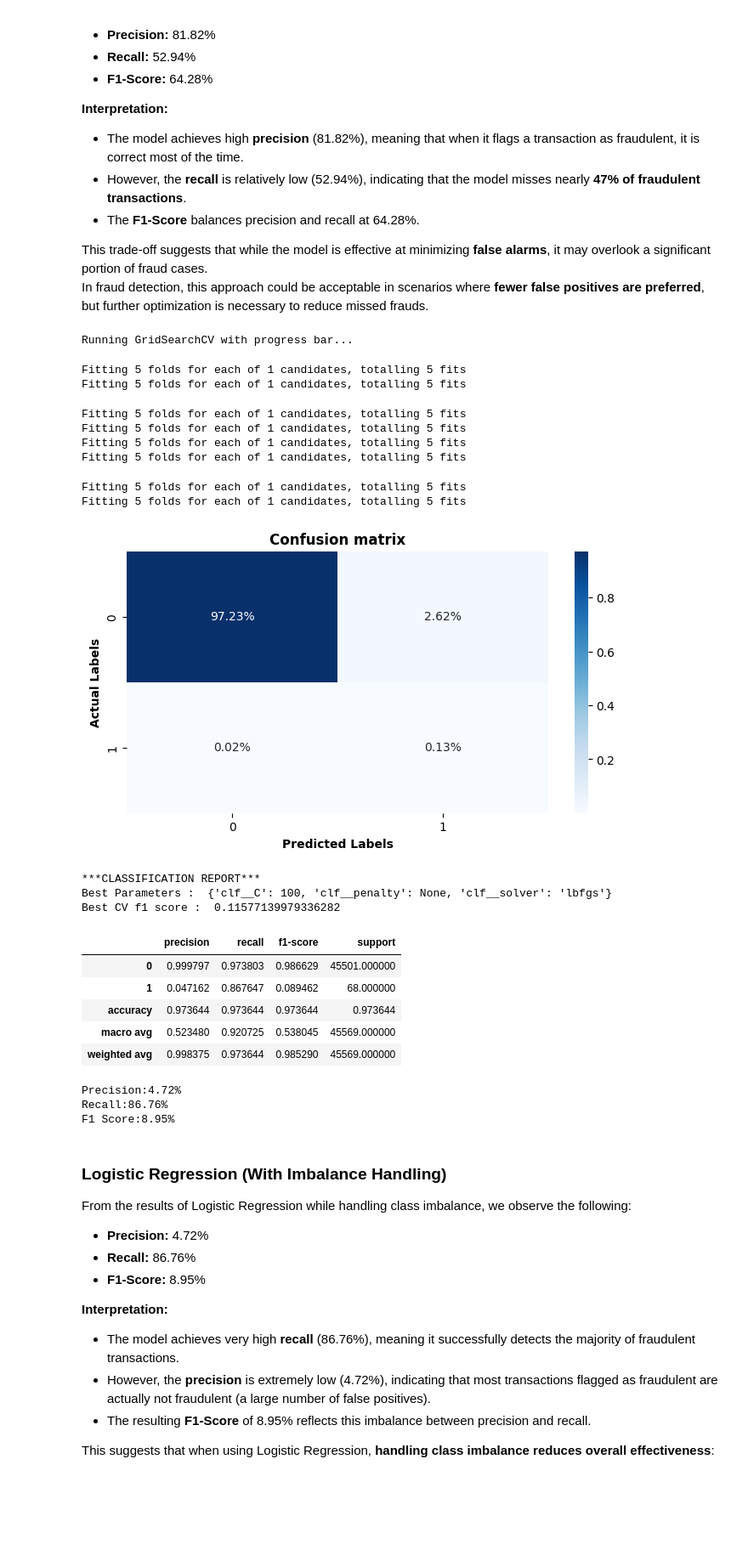
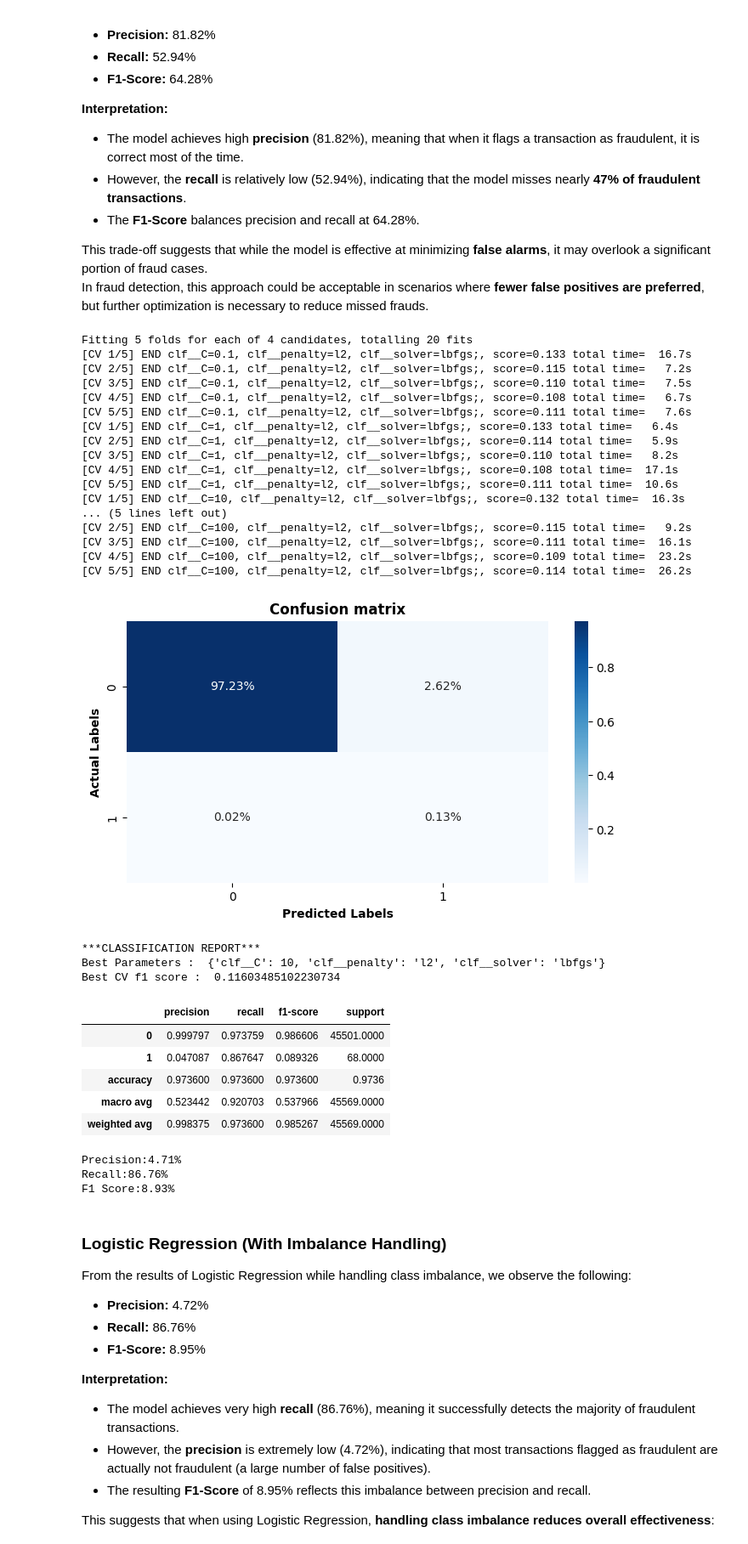
Before and after one commit to George-Njuguna/End-to-End-Real-Time-Anomaly-Detection-Pipeline, a Jupyter notebook: modelling.ipynb, the cells around one changed output. Shown: that part at 85% size. Saved outputs shown, nothing was run; the diff lists cells and outputs as text; code cells hidden in the pictures; blank space fills up the shorter version.

```diff
--- a/modelling.ipynb
+++ b/modelling.ipynb
@@ -94,8 +94,8 @@ pipe = sklpipeline([
 ])
 
 param_grid = [
-    {'clf__penalty':[ 'l2', None],
-    'clf__C' : [0.1,1,10],
+    {'clf__penalty':[ 'l2'],
+    'clf__C' : [0.1,1,10,100],
     'clf__solver': ['lbfgs']
 }
 ]
@@ -109,17 +109,13 @@ grid = GridSearchCV(
     scoring = 'f1',
     cv = skf,
     n_jobs = 1,
-    verbose = 1
+    verbose = 3
 
 )
 
 param_list = list(ParameterGrid(param_grid))
 
-print("Running GridSearchCV with progress bar...")
-for params in tqdm(param_list, desc="GridSearch Progress"):
-    # Wrap single param values in lists
-    grid.set_params(param_grid={k: [v] for k, v in params.items()})
-    grid.fit(X_train, y_train)
+grid.fit(X_train, y_train)
 
 
  # Evaluation
@@ -210,7 +216,7 @@ smote_pipe = smtpipeline([
 ])
 
 param_grid = [
-    {'clf__penalty':[ 'l2', None],
+    {'clf__penalty':['l2'],
     'clf__C' : [0.1,1,10,100],
     'clf__solver': ['lbfgs']
 }
@@ -225,17 +231,13 @@ grid = GridSearchCV(
     scoring = 'f1',
     cv = skf,
     n_jobs = 1,
-    verbose = 1
+    verbose = 3
 
 )
 
 param_list = list(ParameterGrid(param_grid))
 
-print("Running GridSearchCV with progress bar...")
-for params in tqdm(param_list, desc="GridSearch Progress"):
-    # Wrap single param values in lists
-    grid.set_params(param_grid={k: [v] for k, v in params.items()})
-    grid.fit(X_train, y_train)
+grid.fit(X_train, y_train)
 
  # Evaluation
 best_model1= grid.best_estimator_
@@ -243,55 +245,63 @@ y_pred1 = best_model1.predict(X_test)
 y_pred1_prob = best_model1.predict_proba(X_test)[:,1]
 precision = precision_score(y_test, y_pred1)
 recall = recall_score(y_test, y_pred1)
 f1 = f1_score(y_test, y_pred1)
 
 # Confusion Matrix
 cm = confusion_matrix(y_test, y_pred1)
 report = classification_report(y_test, y_pred1, output_dict=True)
 report_df = pd.DataFrame(report).transpose()
 
 # Heatmap for Confusion Matrix
 plt.figure( figsize = ( 8 , 4 ) )
 
 sns.heatmap( cm / np.sum( cm ) , annot=True,
             fmt='.2%', cmap='Blues')
 
 plt.title('Confusion matrix', fontweight='bold')
 plt.xlabel('Predicted Labels', fontweight='bold')
 plt.ylabel('Actual Labels', fontweight='bold')
 
 plt.show()
 
 print('***CLASSIFICATION REPORT***')
 print('Best Parameters : ', grid.best_params_)
 print('Best CV f1 score : ', grid.best_score_)
 display(report_df)
 print("Precision:{:.2f}%".format(precision * 100))
 print("Recall:{:.2f}%".format(recall* 100))
 print("F1 Score:{:.2f}%".format(f1* 100))
 # %% [output]
-Running GridSearchCV with progress bar...
+Fitting 5 folds for each of 4 candidates, totalling 20 fits
+[CV 1/5] END clf__C=0.1, clf__penalty=l2, clf__solver=lbfgs;, score=0.133 total time=  16.7s
+[CV 2/5] END clf__C=0.1, clf__penalty=l2, clf__solver=lbfgs;, score=0.115 total time=   7.2s
+[CV 3/5] END clf__C=0.1, clf__penalty=l2, clf__solver=lbfgs;, score=0.110 total time=   7.5s
+[CV 4/5] END clf__C=0.1, clf__penalty=l2, clf__solver=lbfgs;, score=0.108 total time=   6.7s
+[CV 5/5] END clf__C=0.1, clf__penalty=l2, clf__solver=lbfgs;, score=0.111 total time=   7.6s
+[CV 1/5] END clf__C=1, clf__penalty=l2, clf__solver=lbfgs;, score=0.133 total time=   6.4s
+[CV 2/5] END clf__C=1, clf__penalty=l2, clf__solver=lbfgs;, score=0.114 total time=   5.9s
+[CV 3/5] END clf__C=1, clf__penalty=l2, clf__solver=lbfgs;, score=0.110 total time=   8.2s
+[CV 4/5] END clf__C=1, clf__penalty=l2, clf__solver=lbfgs;, score=0.108 total time=  17.1s
+[CV 5/5] END clf__C=1, clf__penalty=l2, clf__solver=lbfgs;, score=0.111 total time=  10.6s
+[CV 1/5] END clf__C=10, clf__penalty=l2, clf__solver=lbfgs;, score=0.132 total time=  16.3s
+... (5 lines left out)
+[CV 2/5] END clf__C=100, clf__penalty=l2, clf__solver=lbfgs;, score=0.115 total time=   9.2s
+[CV 3/5] END clf__C=100, clf__penalty=l2, clf__solver=lbfgs;, score=0.111 total time=  16.1s
+[CV 4/5] END clf__C=100, clf__penalty=l2, clf__solver=lbfgs;, score=0.109 total time=  23.2s
+[CV 5/5] END clf__C=100, clf__penalty=l2, clf__solver=lbfgs;, score=0.114 total time=  26.2s
+[figure]
-Fitting 5 folds for each of 1 candidates, totalling 5 fits
-Fitting 5 folds for each of 1 candidates, totalling 5 fits
+***CLASSIFICATION REPORT***
+Best Parameters :  {'clf__C': 10, 'clf__penalty': 'l2', 'clf__solver': 'lbfgs'}
+Best CV f1 score :  0.11603485102230734
+|  | precision | recall | f1-score | support |
+| 0 | 0.999797 | 0.973759 | 0.986606 | 45501.0000 |
+| 1 | 0.047087 | 0.867647 | 0.089326 | 68.0000 |
+| accuracy | 0.973600 | 0.973600 | 0.973600 | 0.9736 |
+| macro avg | 0.523442 | 0.920703 | 0.537966 | 45569.0000 |
+| weighted avg | 0.998375 | 0.973600 | 0.985267 | 45569.0000 |
-Fitting 5 folds for each of 1 candidates, totalling 5 fits
-Fitting 5 folds for each of 1 candidates, totalling 5 fits
-Fitting 5 folds for each of 1 candidates, totalling 5 fits
-Fitting 5 folds for each of 1 candidates, totalling 5 fits
+Precision:4.71%
+Recall:86.76%
+F1 Score:8.93%
-Fitting 5 folds for each of 1 candidates, totalling 5 fits
-Fitting 5 folds for each of 1 candidates, totalling 5 fits
-[figure]
-***CLASSIFICATION REPORT***
-Best Parameters :  {'clf__C': 100, 'clf__penalty': None, 'clf__solver': 'lbfgs'}
-Best CV f1 score :  0.11577139979336282
-|  | precision | recall | f1-score | support |
-| 0 | 0.999797 | 0.973803 | 0.986629 | 45501.000000 |
-| 1 | 0.047162 | 0.867647 | 0.089462 | 68.000000 |
-| accuracy | 0.973644 | 0.973644 | 0.973644 | 0.973644 |
-| macro avg | 0.523480 | 0.920725 | 0.538045 | 45569.000000 |
-| weighted avg | 0.998375 | 0.973644 | 0.985290 | 45569.000000 |
-Precision:4.72%
-Recall:86.76%
-F1 Score:8.95%
 # %% [markdown]
 ### **Logistic Regression (With Imbalance Handling)**
 
```
Also changed, not shown: parts of 1 cell of this notebook.
